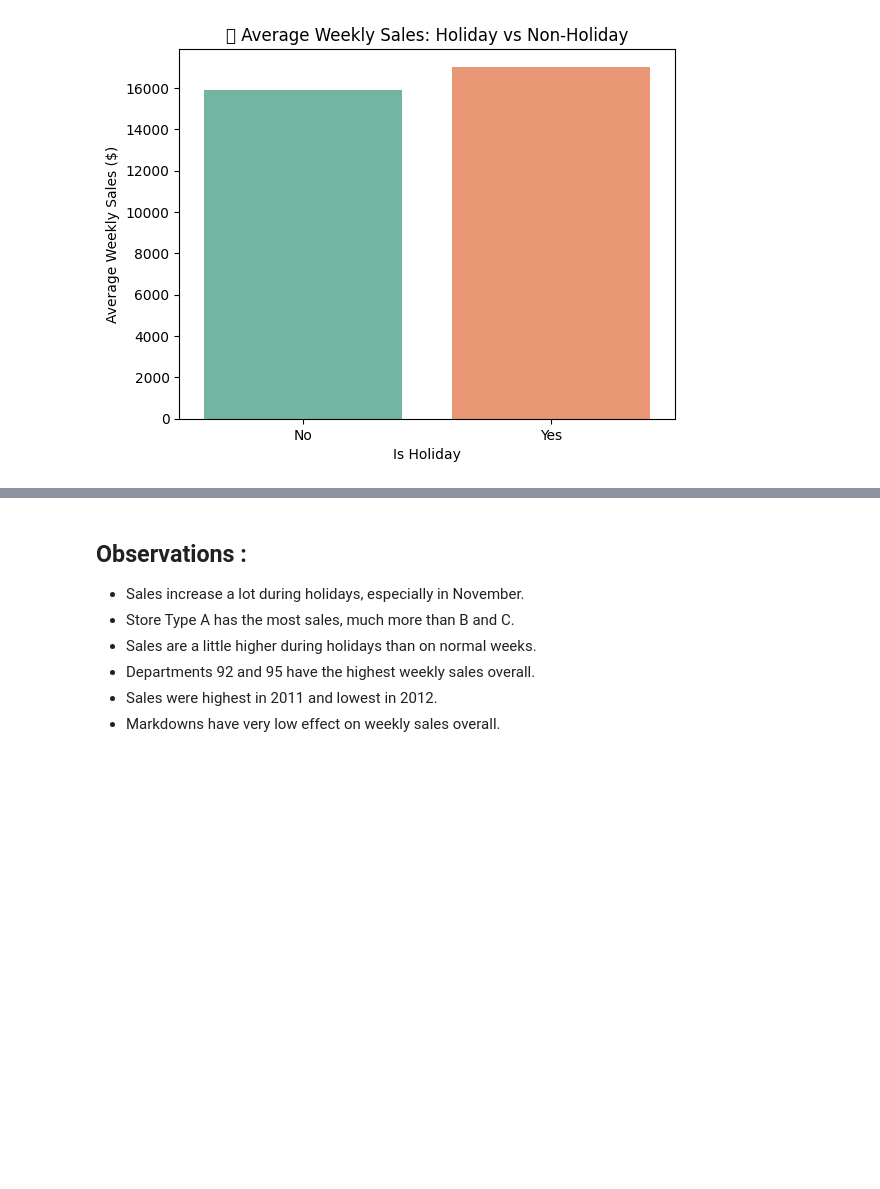
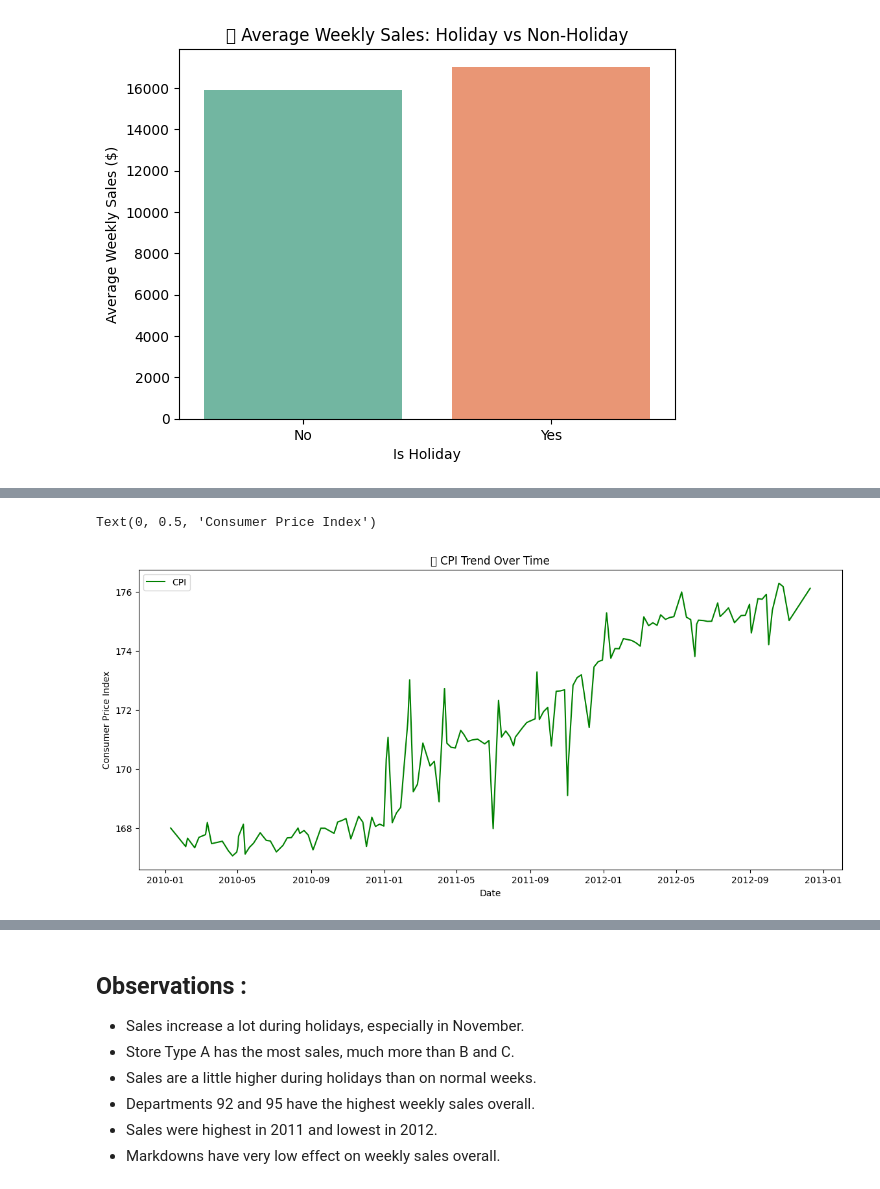
Before and after one commit to biswajeet080401/Retail-Sales-Analysis, a Jupyter notebook: Retail Sales Analysis.ipynb, the cells around one changed output, grey strips where cells are left out. Saved outputs shown, nothing was run; the diff lists cells and outputs as text; code cells hidden in the pictures; blank space fills up the shorter version.

```diff
--- a/Retail Sales Analysis.ipynb
+++ b/Retail Sales Analysis.ipynb
@@ -553,11 +553,14 @@ NameError: name 'economic_trends' is not defined
 # %%
 # CPI Trend
+cpi_trend = final_df.groupby("Date")["CPI"].mean().reset_index()
 plt.figure(figsize=(14, 6))
-cpi_trend = final_df.groupby("Date")["CPI"].mean().reset_index()
-sns.lineplot(data=economic_trends, x="Date", y="CPI", label="CPI", color="green")
+sns.lineplot(data=cpi_trend, x="Date", y="CPI", label="CPI", color="green")
 plt.title("📈 CPI Trend Over Time")
 plt.xlabel("Date")
 plt.ylabel("Consumer Price Index")
+# %% [output]
+Text(0, 0.5, 'Consumer Price Index')
+[figure, added]
 # %%
 # Fuel Price vs Sales
 fuel_vs_sales = final_df.groupby('Date')[['Fuel_Price', 'Weekly_Sales']].agg({
```
Also changed, not shown: parts of 6 cells of this notebook.
